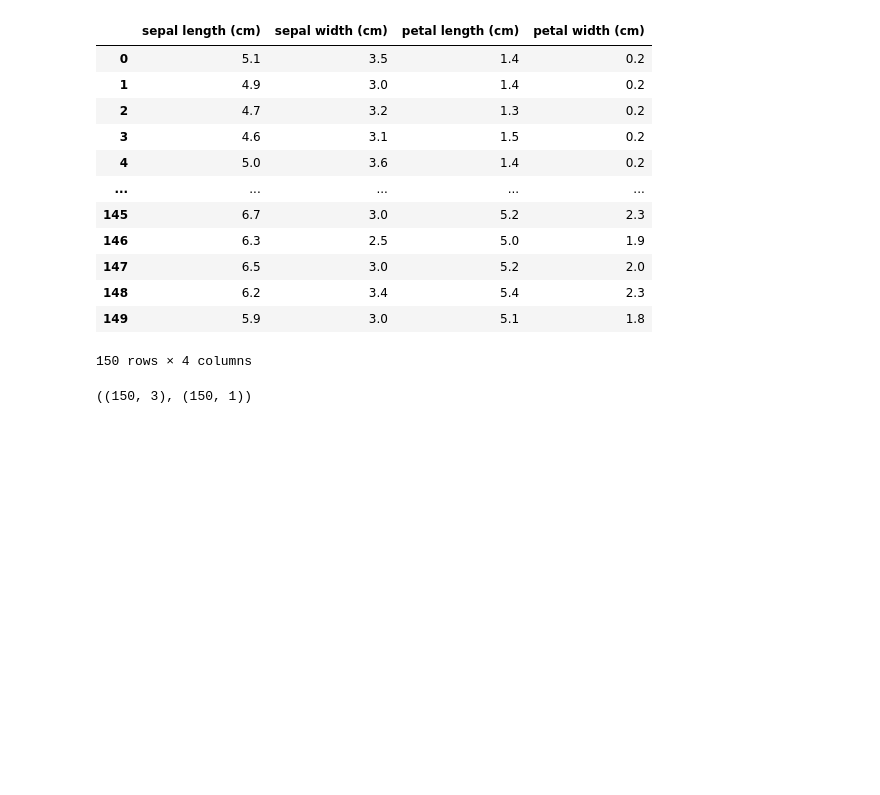
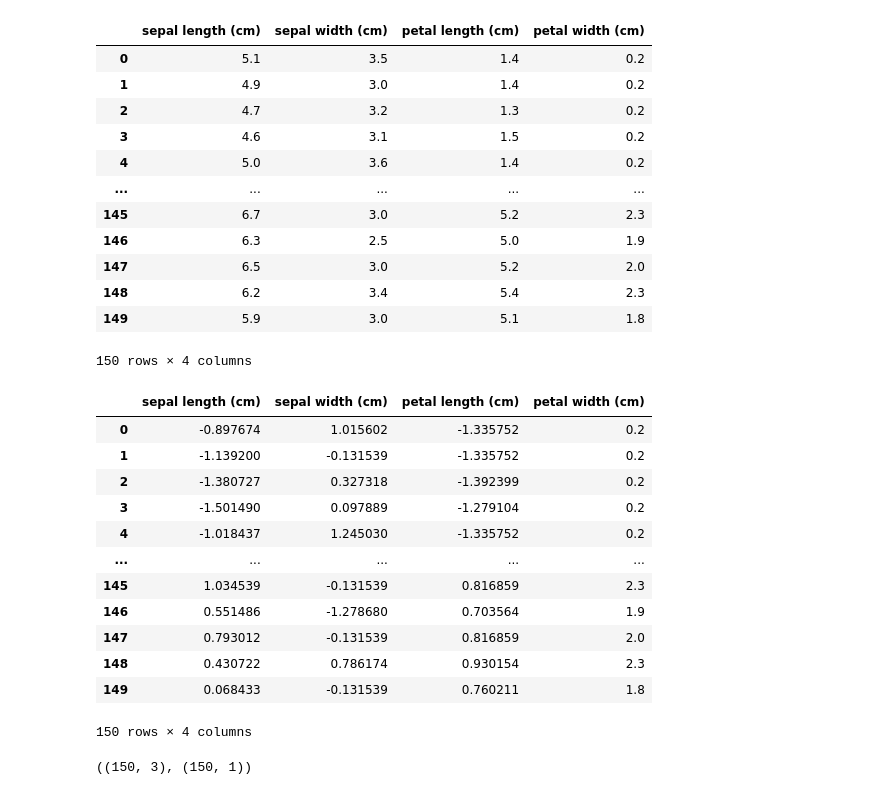
Before and after one commit to leehyunggeunkeun/inha, a Jupyter notebook: pytorch_0417_선형회귀.ipynb, the cells around one changed output. Cells and saved outputs as stored; diff of their text form; code cells hidden in the pictures; blank space fills up the shorter version.

```diff
--- a/pytorch_0417_선형회귀.ipynb
+++ b/pytorch_0417_선형회귀.ipynb
@@ -42,6 +44,25 @@ df
 | 148 | 6.2 | 3.4 | 5.4 | 2.3 |
 | 149 | 5.9 | 3.0 | 5.1 | 1.8 |
 150 rows × 4 columns
+# %%
+standard_df=df
+standard_df=standard_df.apply(lambda x: (x-x.mean())/x.std())
+standard_df['petal width (cm)']=df['petal width (cm)']
+standard_df
+# %% [output]
+|  | sepal length (cm) | sepal width (cm) | petal length (cm) | petal width (cm) |
+| 0 | -0.897674 | 1.015602 | -1.335752 | 0.2 |
+| 1 | -1.139200 | -0.131539 | -1.335752 | 0.2 |
+| 2 | -1.380727 | 0.327318 | -1.392399 | 0.2 |
+| 3 | -1.501490 | 0.097889 | -1.279104 | 0.2 |
+| 4 | -1.018437 | 1.245030 | -1.335752 | 0.2 |
+| ... | ... | ... | ... | ... |
+| 145 | 1.034539 | -0.131539 | 0.816859 | 2.3 |
+| 146 | 0.551486 | -1.278680 | 0.703564 | 1.9 |
+| 147 | 0.793012 | -0.131539 | 0.816859 | 2.0 |
+| 148 | 0.430722 | 0.786174 | 0.930154 | 2.3 |
+| 149 | 0.068433 | -0.131539 | 0.760211 | 1.8 |
+150 rows × 4 columns
 # %%
 #150 x 4라는 아주 작은 데이터셋
 #x는 모든행을 불러오고 마지막 petal width를 제외하고 불러오고, y는 모든행을 가진 petal width열만
```
Also changed, not shown: parts of 13 cells of this notebook.
